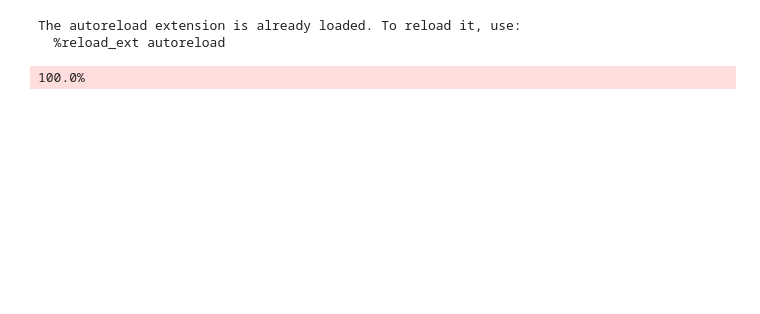
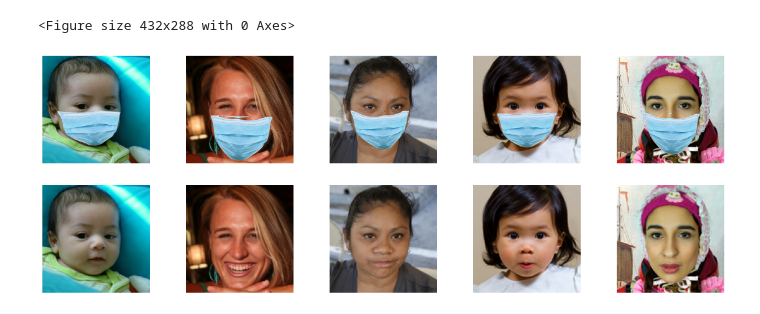
Before and after one commit to alexajm/gan-facemask-design, a Jupyter notebook: code/main.ipynb, the cells around one changed output. Cells and saved outputs as stored; diff of their text form; code cells hidden in the pictures; blank space fills up the shorter version.

Commit message:
Added training and evaluation pipelines
Added full GAN training and evaluation pipelines to main, along with preliminary results.

```diff
--- a/code/main.ipynb
+++ b/code/main.ipynb
@@ -2,27 +2,72 @@
 # imports
 import numpy as np
 from facenet_pytorch import MTCNN, InceptionResnetV1
-from gan import Generator, Discriminator, GAN
-import ssl
-ssl._create_default_https_context = ssl._create_unverified_context
 import pdb
 import torch
+from torchvision.transforms import ToTensor, Resize
 from PIL import Image
+import matplotlib.pyplot as plt
 
 # autoreload
 %load_ext autoreload
 %autoreload 2
-# %% [output]
-The autoreload extension is already loaded. To reload it, use:
-  %reload_ext autoreload
+# %%
+# load masked and unmasked faces
+num_faces = 20
+img_size = 128
+masked_faces = torch.zeros((num_faces, 3, 128, 128))
+unmasked_faces = torch.zeros((num_faces, 3, 128, 128))
+plt.figure()
+fig, axes = plt.subplots(2, 5)
+fig.set_figwidth(20)
+fig.set_figheight(7)
+face_id = 0
+skipped = 0
+idx_to_face_id = []
+while face_id < num_faces:
+    # get image paths
+    face_id_text = str(100000 + face_id + skipped)[1:]
+    masked_path = '../data/masked/{}_Mask.jpg'.format(face_id_text)
+    unmasked_path = '../data/unmasked/{}.png'.format(face_id_text)
+
+    # load images
+    try:
+        masked_img = Image.open(masked_path)
+        unmasked_img = Image.open(unmasked_path)
+    except:  # skip missing images
+        skipped += 1
+        continue
+
+    # process images
+    masked_tensor = Resize((img_size,img_size))(ToTensor()(masked_img)) - .5
+    unmasked_tensor = Resize((img_size,img_size))(ToTensor()(unmasked_img)) - .5
+    if masked_tensor is None or unmasked_tensor is None:
+        skipped += 1
+        continue
+
+    # display images
+    if face_id < 5:
+        axes[0,face_id].imshow(masked_img)
+        axes[0,face_id].set_axis_off()
+        axes[1,face_id].imshow(unmasked_img)
+        axes[1,face_id].set_axis_off()
+
+    # save images to respective tensors
+    masked_faces[face_id] = masked_tensor
+    unmasked_faces[face_id] = unmasked_tensor
+    idx_to_face_id.append(int(face_id + skipped))
+    face_id += 1
+# %% [output]
+<Figure size 432x288 with 0 Axes>
+[figure, added]
 # %%
-# instantiate generator
-generator = Generator()
+# instantiate GAN
+from gan import Generator, Discriminator, GAN
+from projector import Projector
+generator = Generator(learning_rate=2e-3)
+projector = Projector(load_path='../models/projector.pt')
+discriminator = Discriminator()
+gan = GAN(generator, projector, discriminator)
 
-# instantiate discriminator (pre-trained facial recognition model)
-discriminator = Discriminator()
-
-# construct GAN network in full
-gan = GAN(generator, discriminator)
+# compute and store unmasked discriminator embeddings
+gan.compute_unmasked_embeddings(unmasked_faces)
-# %% [output]
-100.0%
```
Also changed, not shown: parts of 6 cells of this notebook, 3 other files.
